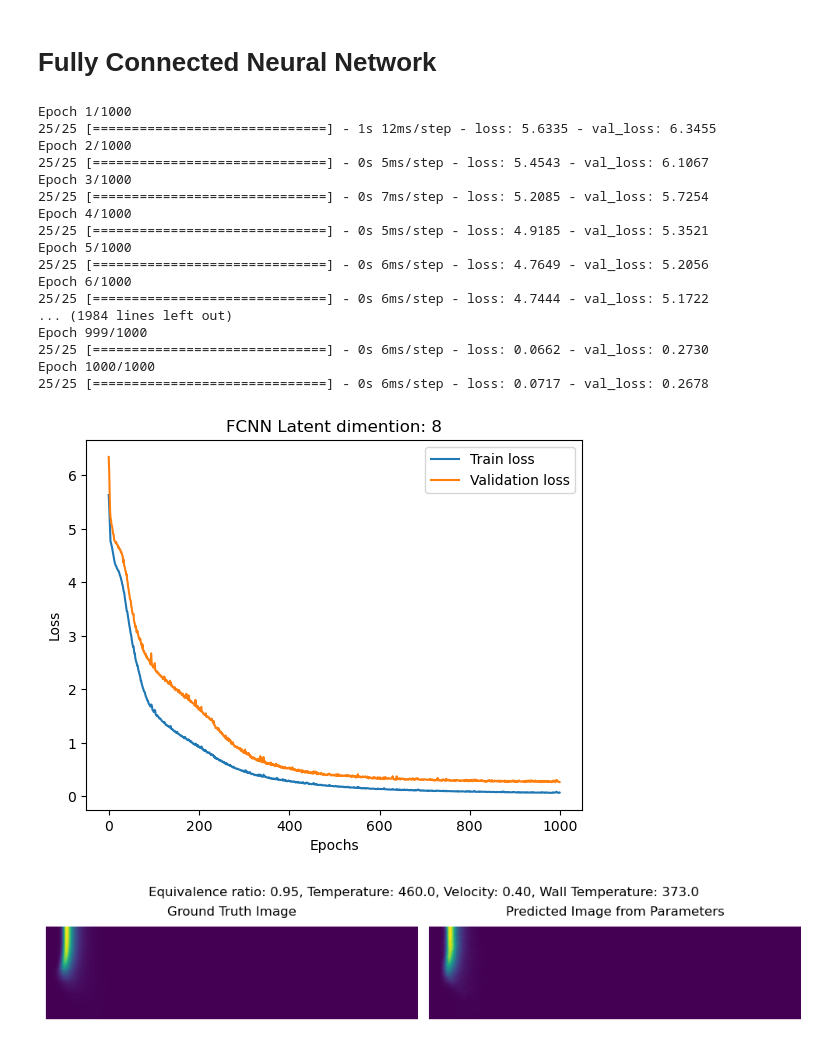
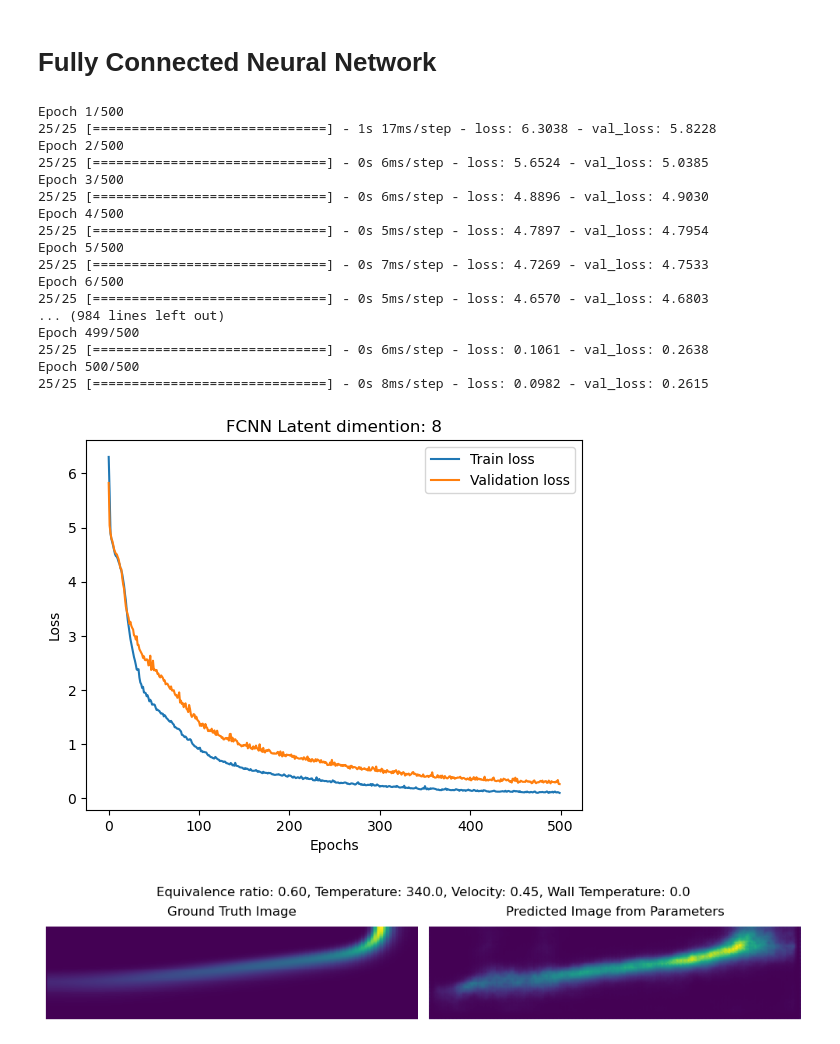
Before and after one commit to zzhuqshun/ML-for-dynamical-system, a Jupyter notebook: Autoencoder.ipynb, the cells around one changed output. Drawn from its saved outputs; the diff is of its cells as text; code cells hidden in the pictures.

Commit message:
saved model and results

```diff
--- a/Autoencoder.ipynb
+++ b/Autoencoder.ipynb
@@ -195,9 +187,9 @@ IndexError: index 236 is out of bounds for axis 0 with size 236
 # %% [markdown]
 ## Convolutional Autoencoder
 # %%
-class Autoencoder(tf.keras.Model):
+class ConvAE(tf.keras.Model):
   def __init__(self, latent_dim):
-    super(Autoencoder, self).__init__()
+    super(ConvAE, self).__init__()
     self.latent_dim = latent_dim
 
     self.encoder = tf.keras.Sequential([
@@ -277,11 +269,6 @@ class Autoencoder(tf.keras.Model):
     decoded = self.decoder(encoded)
     return decoded
 
-
-latent_dim = 8
-CAE = Autoencoder(latent_dim)
-CAE.compile(optimizer = tf.keras.optimizers.Adam(learning_rate = 1e-4), loss='mse')
-
 # CAE.encoder.summary()
 # CAE.decoder.summary()
 # %% [markdown]
@@ -428,0 +422,9 @@ Epoch 200/200
+# %%
+# bs 8 lr 1e-4
+latent_dim = 8
+AUG = ConvAE(latent_dim)
+AUG.compile(optimizer = tf.keras.optimizers.Adam(learning_rate = 1e-4), loss='mse')
+hist_cae_aug = AUG.fit(train_data_augmented, train_data_augmented,epochs=200,batch_size = 8,validation_data=(test_data, test_data))
+
+# Save model for next analyse
+AUG.save('cae_aug_bs8_lr5e-5_latent_8') ##Important!!
@@ -569,37 +619,34 @@ mapping = tf.keras.Sequential([
     tf.keras.layers.Dense(256, activation='relu'),
     tf.keras.layers.Dense(512, activation='relu'),
     tf.keras.layers.Dense(1024, activation='relu'),
+    # tf.keras.layers.Dense(2048, activation='relu'),
     tf.keras.layers.Dense(latent_dim, activation='linear')
 ])
 
-mapping.compile(optimizer=tf.keras.optimizers.Adam(learning_rate=5e-5), loss='mse')
+mapping.compile(optimizer=tf.keras.optimizers.Adam(learning_rate=1e-4), loss='mse')
 
+encoded_train_mapping = AUG.encoder(train_data).numpy()
+encoded_test_mapping = AUG.encoder(test_data).numpy()
 
-encoded_train_cae = CAE.encoder(train_data).numpy()
-
-
-encoded_train_mapping = encoded_train_cae
-encoded_test_mapping = encoded_test_cae
-
-hist_mapping = mapping.fit(label_train, encoded_train_mapping, epochs=1000, batch_size=8,validation_data=(label_test,encoded_test_mapping))
+hist_mapping = mapping.fit(label_train, encoded_train_mapping, epochs=500, batch_size=8,validation_data=(label_test,encoded_test_mapping))
 # %% [output]
-Epoch 1/1000
-25/25 [==============================] - 1s 12ms/step - loss: 5.6335 - val_loss: 6.3455
-Epoch 2/1000
-25/25 [==============================] - 0s 5ms/step - loss: 5.4543 - val_loss: 6.1067
-Epoch 3/1000
-25/25 [==============================] - 0s 7ms/step - loss: 5.2085 - val_loss: 5.7254
-Epoch 4/1000
-25/25 [==============================] - 0s 5ms/step - loss: 4.9185 - val_loss: 5.3521
-Epoch 5/1000
-25/25 [==============================] - 0s 6ms/step - loss: 4.7649 - val_loss: 5.2056
-Epoch 6/1000
-25/25 [==============================] - 0s 6ms/step - loss: 4.7444 - val_loss: 5.1722
-... (1984 lines left out)
-Epoch 999/1000
-25/25 [==============================] - 0s 6ms/step - loss: 0.0662 - val_loss: 0.2730
-Epoch 1000/1000
-25/25 [==============================] - 0s 6ms/step - loss: 0.0717 - val_loss: 0.2678
+Epoch 1/500
+25/25 [==============================] - 1s 17ms/step - loss: 6.3038 - val_loss: 5.8228
+Epoch 2/500
+25/25 [==============================] - 0s 6ms/step - loss: 5.6524 - val_loss: 5.0385
+Epoch 3/500
+25/25 [==============================] - 0s 6ms/step - loss: 4.8896 - val_loss: 4.9030
+Epoch 4/500
+25/25 [==============================] - 0s 5ms/step - loss: 4.7897 - val_loss: 4.7954
+Epoch 5/500
+25/25 [==============================] - 0s 7ms/step - loss: 4.7269 - val_loss: 4.7533
+Epoch 6/500
+25/25 [==============================] - 0s 5ms/step - loss: 4.6570 - val_loss: 4.6803
+... (984 lines left out)
+Epoch 499/500
+25/25 [==============================] - 0s 6ms/step - loss: 0.1061 - val_loss: 0.2638
+Epoch 500/500
+25/25 [==============================] - 0s 8ms/step - loss: 0.0982 - val_loss: 0.2615
 # %%
 loss_map = hist_mapping.history['loss']
 val_loss_map = hist_mapping.history['val_loss']
@@ -614,33 +661,33 @@ plt.title(f'FCNN Latent dimention: {latent_dim}')
 plt.legend()
 plt.show()
 # %% [output]
-[figure, old version]
+[figure, new version]
 # %%
-idx = 230
-# 20, 32, 100, 170, 230
+idx = 19
+# try 19, 32, 100, 170, 230
 
 new_params = df[idx]
 params = np.expand_dims(new_params, axis=0)
 latent_data = mapping(params)
-pred_img = (CAE.decoder(latent_data)).numpy()
+pred_img = (AUG.decoder(latent_data)).numpy()
 
 #plot the predicted image vs the ground truth
 fig = plt.figure(figsize=(10, 2))
 img = Qdot[idx]
 fig.suptitle(f'Equivalence ratio: {condition[idx][0] * 0.001:.2f}, '
                        f'Temperature: {condition[idx][1]}, '
                        f'Velocity: {condition[idx][2] * 0.01:.2f}, '
                        f'Wall Temperature: {condition[idx][3]}')
 ax = fig.add_subplot(1, 2, 1)
 plt.imshow(np.squeeze(img))
 plt.axis('off')
 plt.title("Ground Truth Image", pad=10)
 
 ax = fig.add_subplot(1, 2, 2)
 plt.imshow(np.squeeze(pred_img))
 plt.title("Predicted Image from Parameters", pad=10)
 plt.axis('off')
 plt.tight_layout()
 plt.show()
 # %% [output]
-[figure, old version]
+[figure, new version]
```
Also changed, not shown: parts of 15 cells of this notebook, 14 other files.
